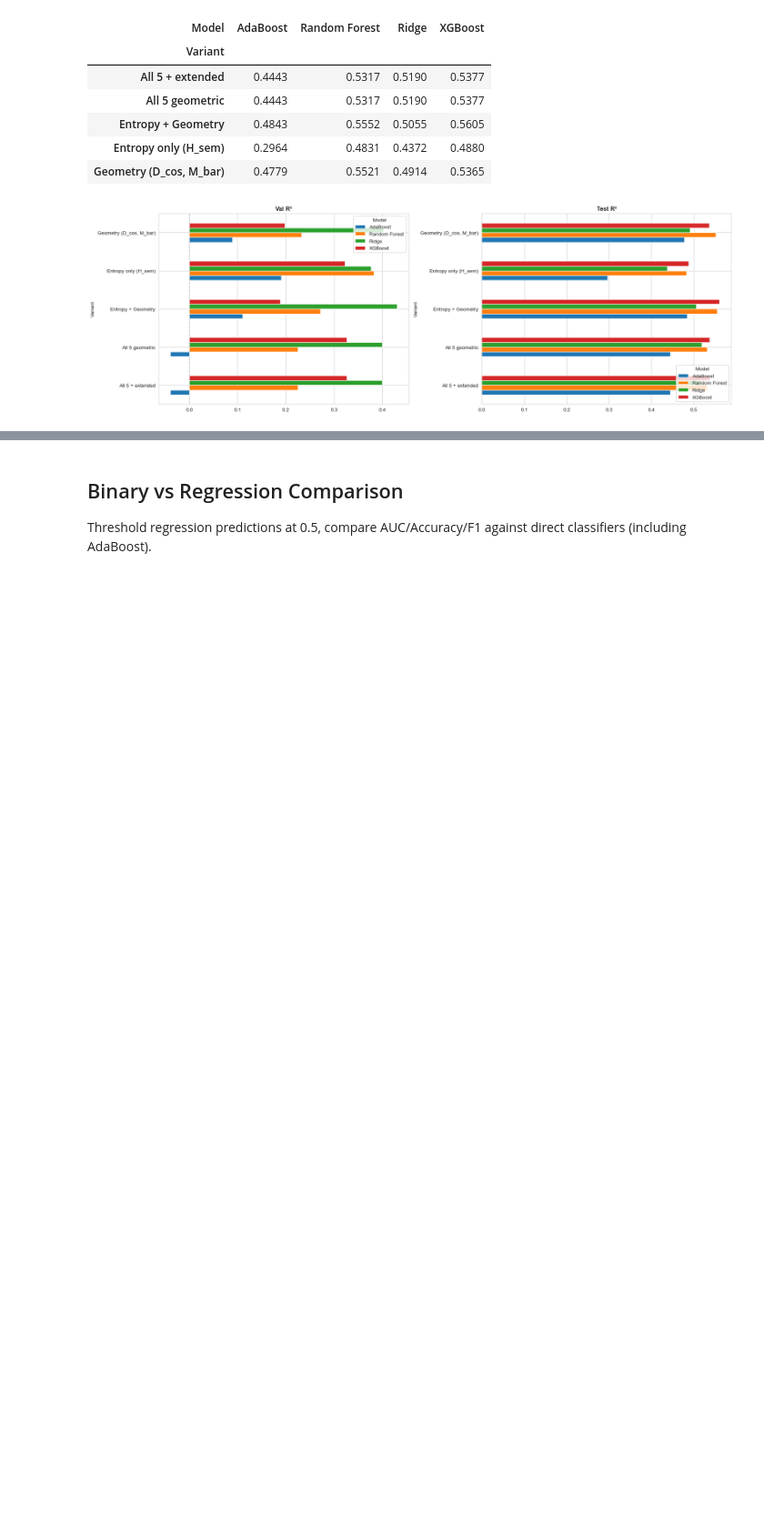
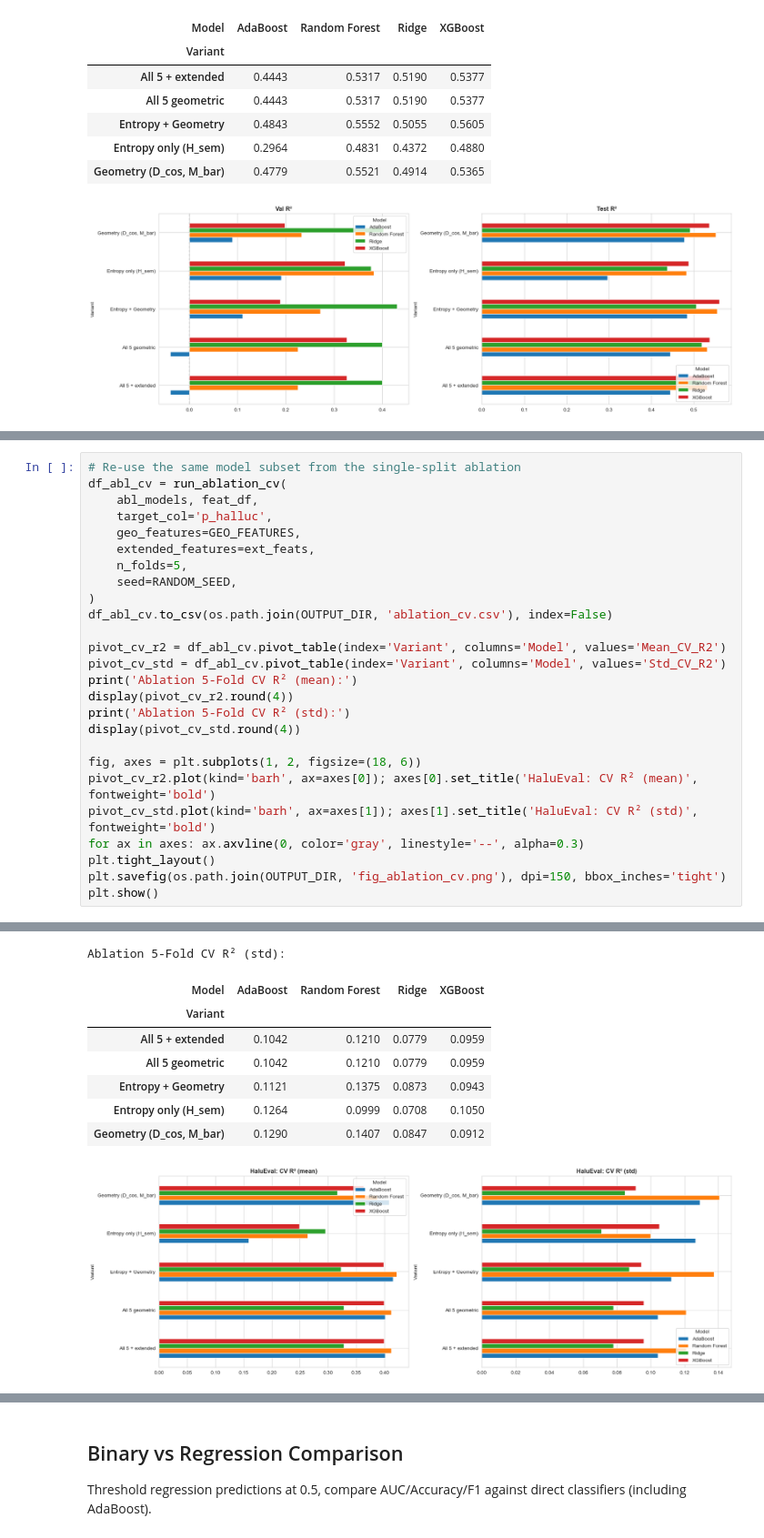
Before and after one commit to Erdos-Projects/spring-2026-LLM-hallucinations, a Jupyter notebook: halueval_regression_notebook.ipynb, the cells around one changed output, grey strips where cells are left out. Shown at 91% size. Drawn from its saved outputs; the diff is of its cells as text; blank space fills up the shorter version.

```diff
--- a/halueval_regression_notebook.ipynb
+++ b/halueval_regression_notebook.ipynb
@@ -249,0 +257,27 @@ Ablation Test R²:
+# %%
+# Re-use the same model subset from the single-split ablation
+df_abl_cv = run_ablation_cv(
+    abl_models, feat_df,
+    target_col='p_halluc',
+    geo_features=GEO_FEATURES,
+    extended_features=ext_feats,
+    n_folds=5,
+    seed=RANDOM_SEED,
+)
+df_abl_cv.to_csv(os.path.join(OUTPUT_DIR, 'ablation_cv.csv'), index=False)
+
+pivot_cv_r2 = df_abl_cv.pivot_table(index='Variant', columns='Model', values='Mean_CV_R2')
+pivot_cv_std = df_abl_cv.pivot_table(index='Variant', columns='Model', values='Std_CV_R2')
+print('Ablation 5-Fold CV R² (mean):')
+display(pivot_cv_r2.round(4))
+print('Ablation 5-Fold CV R² (std):')
+display(pivot_cv_std.round(4))
+
+fig, axes = plt.subplots(1, 2, figsize=(18, 6))
+pivot_cv_r2.plot(kind='barh', ax=axes[0]); axes[0].set_title('HaluEval: CV R² (mean)', fontweight='bold')
+pivot_cv_std.plot(kind='barh', ax=axes[1]); axes[1].set_title('HaluEval: CV R² (std)', fontweight='bold')
+for ax in axes: ax.axvline(0, color='gray', linestyle='--', alpha=0.3)
+plt.tight_layout()
+plt.savefig(os.path.join(OUTPUT_DIR, 'fig_ablation_cv.png'), dpi=150, bbox_inches='tight')
+plt.show()
+# %% [output]
@@ -249,0 +308,9 @@ Ablation Test R²:
+Ablation 5-Fold CV R² (std):
+| Model | AdaBoost | Random Forest | Ridge | XGBoost |
+| Variant |  |  |  |  |
+| All 5 + extended | 0.1042 | 0.1210 | 0.0779 | 0.0959 |
+| All 5 geometric | 0.1042 | 0.1210 | 0.0779 | 0.0959 |
+| Entropy + Geometry | 0.1121 | 0.1375 | 0.0873 | 0.0943 |
+| Entropy only (H_sem) | 0.1264 | 0.0999 | 0.0708 | 0.1050 |
+| Geometry (D_cos, M_bar) | 0.1290 | 0.1407 | 0.0847 | 0.0912 |
+[figure, added]
```
Also changed, not shown: parts of 3 cells of this notebook, 23 other files.
